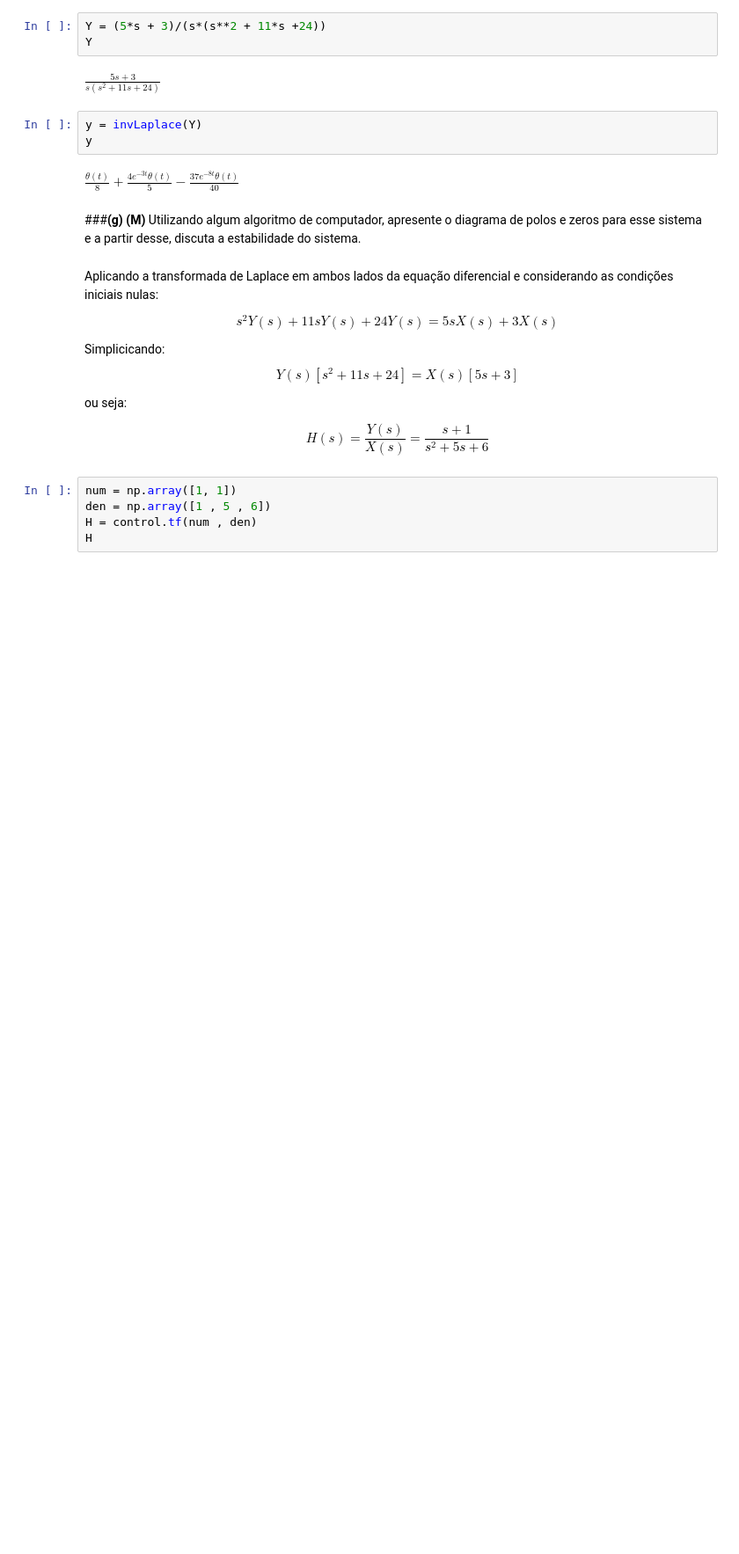
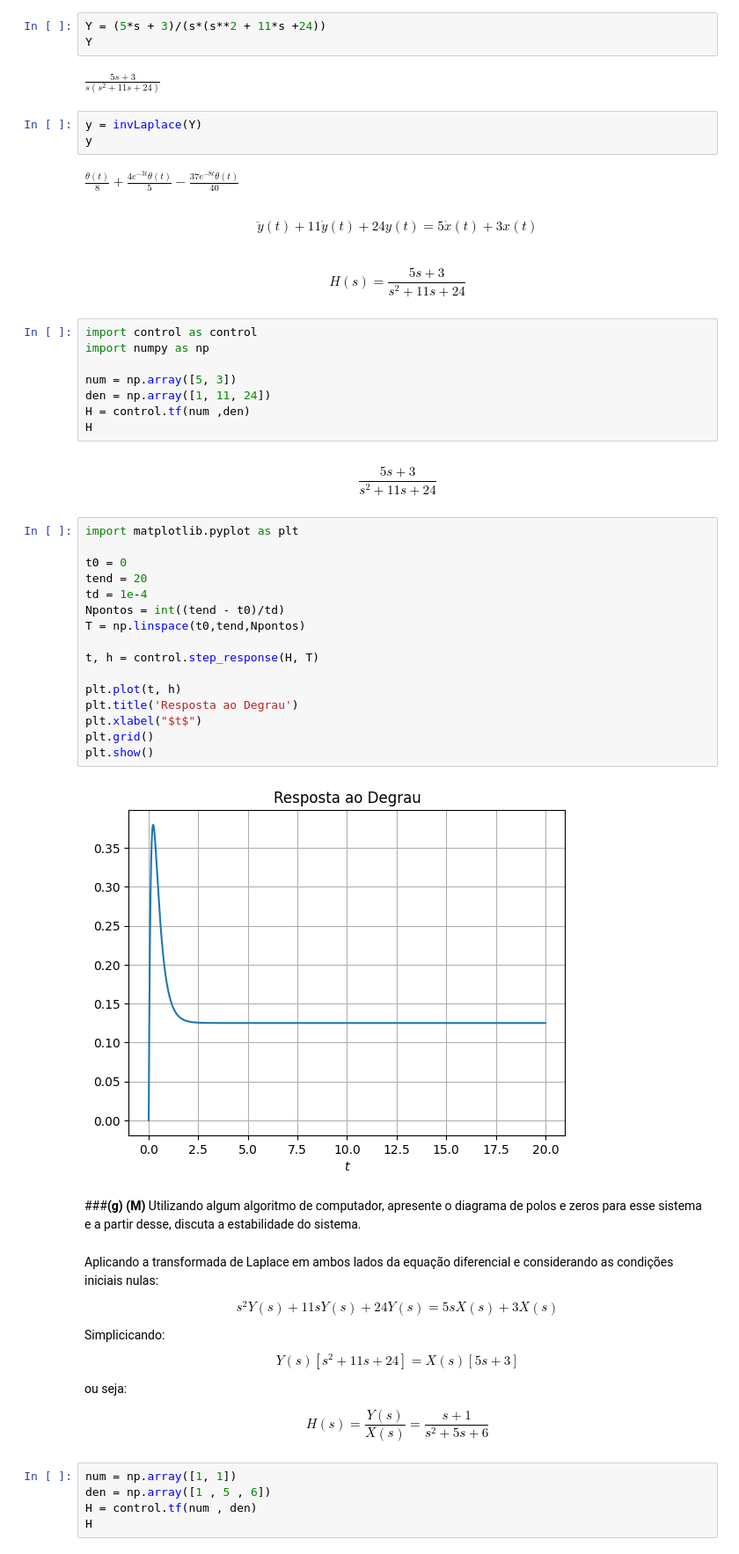
Before and after one commit to nestorfranca/Sinais, a Jupyter notebook: Prova2.ipynb, the cells around one changed output. Shown: that part at 88% size. Cells and saved outputs as stored; diff of their text form; blank space fills up the shorter version.

```diff
--- a/Prova2.ipynb
+++ b/Prova2.ipynb
@@ -246,6 +251,38 @@ y = invLaplace(Y)
 y
 # %% [output]
 $\displaystyle \frac{\theta\left(t\right)}{8} + \frac{4 e^{- 3 t} \theta\left(t\right)}{5} - \frac{37 e^{- 8 t} \theta\left(t\right)}{40}$
+# %% [markdown]
+$$\ddot{y}(𝑡) + 11\dot{𝑦}(𝑡) + 24𝑦(𝑡) = 5\dot{𝑥}(𝑡) + 3𝑥(𝑡)$$
+# %% [markdown]
+$$H(s)=\frac{5s+3}{s^2+11s+24}$$
+# %%
+import control as control
+import numpy as np
+
+num = np.array([5, 3])
+den = np.array([1, 11, 24])
+H = control.tf(num ,den)
+H
+# %% [output]
+$$\frac{5 s + 3}{s^2 + 11 s + 24}$$
+# %%
+import matplotlib.pyplot as plt
+
+t0 = 0
+tend = 20
+td = 1e-4
+Npontos = int((tend - t0)/td)
+T = np.linspace(t0,tend,Npontos)
+
+t, h = control.step_response(H, T)
+
+plt.plot(t, h)
+plt.title('Resposta ao Degrau')
+plt.xlabel("$t$")
+plt.grid()
+plt.show()
+# %% [output]
+[figure, added]
 # %% [markdown]
 ###**(g)** **(M)** Utilizando algum algoritmo de computador, apresente o diagrama de polos e zeros para esse sistema e a partir desse, discuta a estabilidade do sistema.
 # %% [markdown]
```
Also changed, not shown: parts of 12 cells of this notebook.
